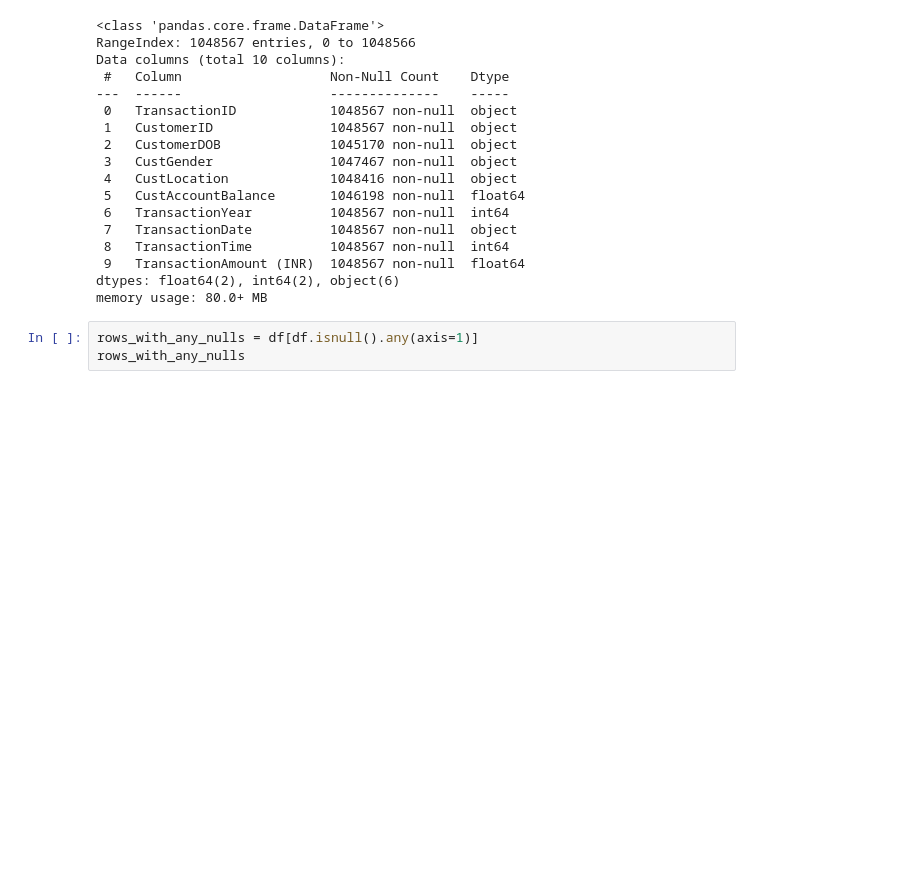
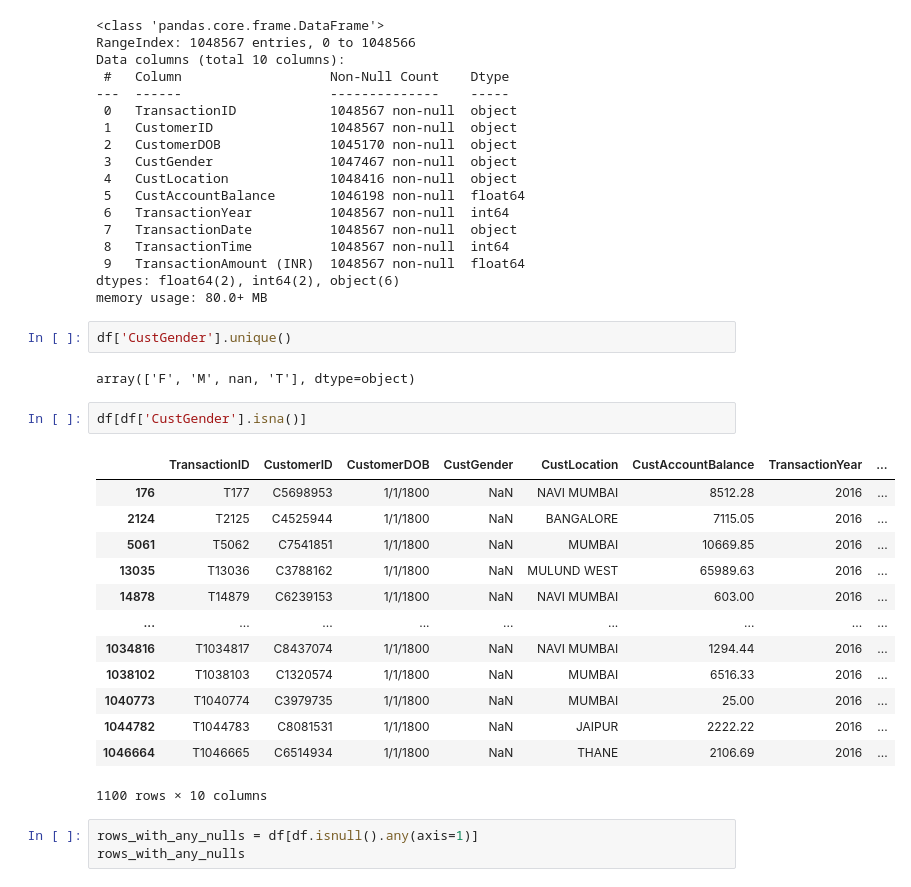
Before and after one commit to NandiniP78/bank_customer_segmentation, a Jupyter notebook: bank_transactions.ipynb, the cells around one changed output. Cells and saved outputs as stored; diff of their text form; blank space fills up the shorter version.

```diff
--- a/bank_transactions.ipynb
+++ b/bank_transactions.ipynb
@@ -48,6 +48,26 @@ Data columns (total 10 columns):
  9   TransactionAmount (INR)  1048567 non-null  float64
 dtypes: float64(2), int64(2), object(6)
 memory usage: 80.0+ MB
+# %%
+df['CustGender'].unique()
+# %% [output]
+array(['F', 'M', nan, 'T'], dtype=object)
+# %%
+df[df['CustGender'].isna()]
+# %% [output]
+|  | TransactionID | CustomerID | CustomerDOB | CustGender | CustLocation | CustAccountBalance | TransactionYear | ... |
+| 176 | T177 | C5698953 | 1/1/1800 | NaN | NAVI MUMBAI | 8512.28 | 2016 | ... |
+| 2124 | T2125 | C4525944 | 1/1/1800 | NaN | BANGALORE | 7115.05 | 2016 | ... |
+| 5061 | T5062 | C7541851 | 1/1/1800 | NaN | MUMBAI | 10669.85 | 2016 | ... |
+| 13035 | T13036 | C3788162 | 1/1/1800 | NaN | MULUND WEST | 65989.63 | 2016 | ... |
+| 14878 | T14879 | C6239153 | 1/1/1800 | NaN | NAVI MUMBAI | 603.00 | 2016 | ... |
+| ... | ... | ... | ... | ... | ... | ... | ... | ... |
+| 1034816 | T1034817 | C8437074 | 1/1/1800 | NaN | NAVI MUMBAI | 1294.44 | 2016 | ... |
+| 1038102 | T1038103 | C1320574 | 1/1/1800 | NaN | MUMBAI | 6516.33 | 2016 | ... |
+| 1040773 | T1040774 | C3979735 | 1/1/1800 | NaN | MUMBAI | 25.00 | 2016 | ... |
+| 1044782 | T1044783 | C8081531 | 1/1/1800 | NaN | JAIPUR | 2222.22 | 2016 | ... |
+| 1046664 | T1046665 | C6514934 | 1/1/1800 | NaN | THANE | 2106.69 | 2016 | ... |
+1100 rows × 10 columns
 # %%
 rows_with_any_nulls = df[df.isnull().any(axis=1)]
 rows_with_any_nulls
```
Also changed, not shown: parts of 11 cells of this notebook, 1 other file.
